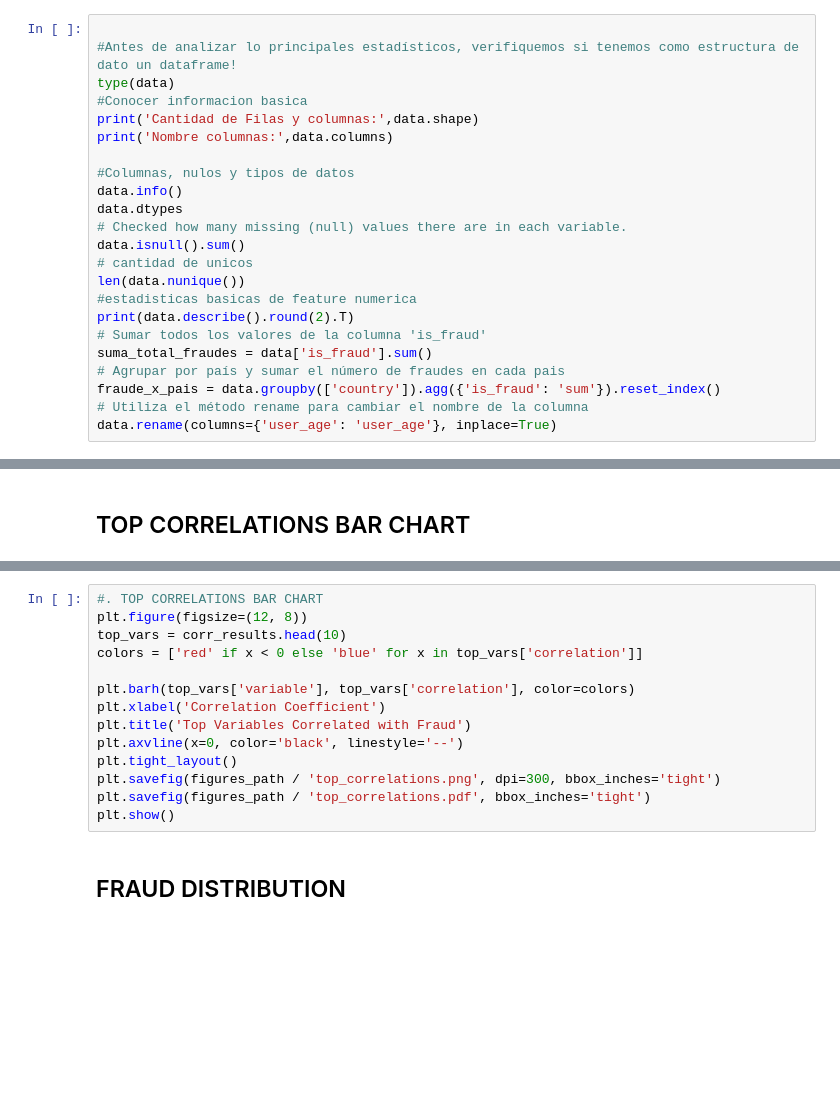
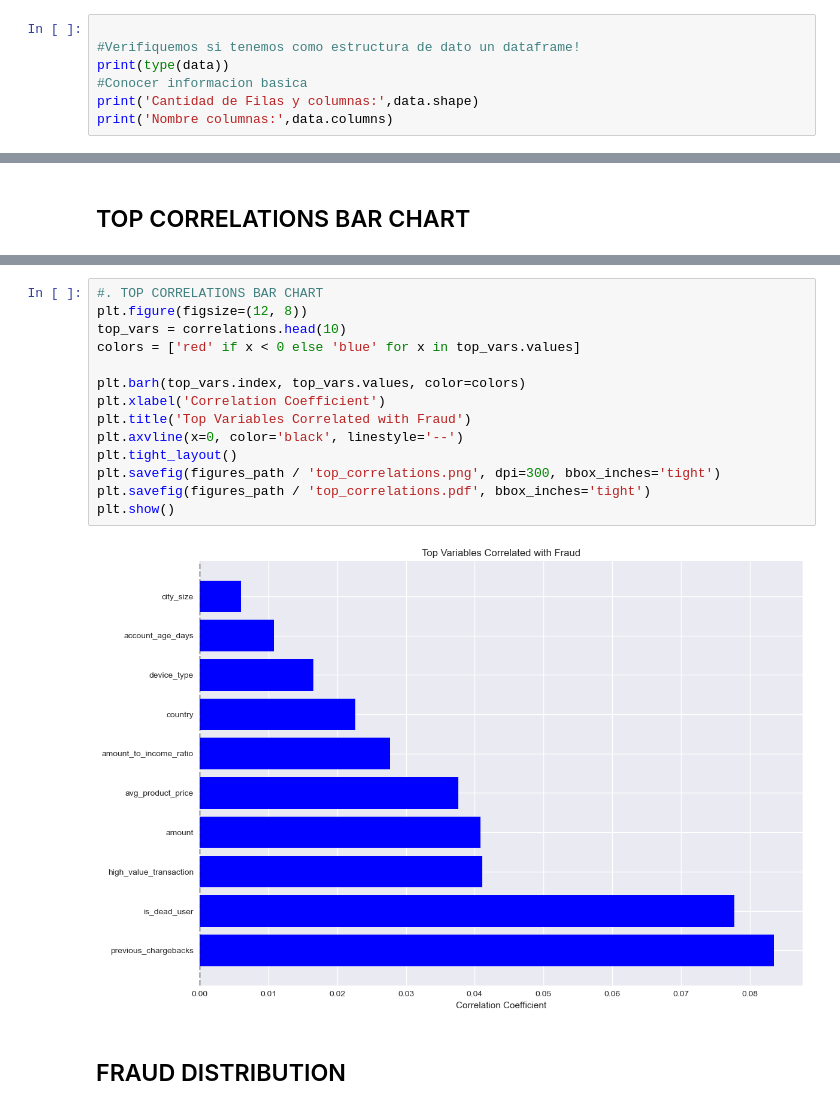
Before and after one commit to AgustinSilvio/Fraud_Detection, a Jupyter notebook: notebooks/01-EDA.ipynb, the cells around one changed output, grey strips where cells are left out. Saved outputs shown, nothing was run; the diff lists cells and outputs as text; blank space fills up the shorter version.

```diff
--- a/notebooks/01-EDA.ipynb
+++ b/notebooks/01-EDA.ipynb
@@ -64,25 +64,9 @@ data.sort_values(["transaction_datetime"], ascending=False)
 50000 rows × 25 columns
 # %%
 
-#Antes de analizar lo principales estadísticos, verifiquemos si tenemos como estructura de dato un dataframe!
-type(data)
+#Verifiquemos si tenemos como estructura de dato un dataframe!
+print(type(data))
 #Conocer informacion basica
 print('Cantidad de Filas y columnas:',data.shape)
 print('Nombre columnas:',data.columns)
-
-#Columnas, nulos y tipos de datos
-data.info()
-data.dtypes
-# Checked how many missing (null) values there are in each variable.
-data.isnull().sum()
-# cantidad de unicos
-len(data.nunique())
-#estadisticas basicas de feature numerica
-print(data.describe().round(2).T)
-# Sumar todos los valores de la columna 'is_fraud'
-suma_total_fraudes = data['is_fraud'].sum()
-# Agrupar por país y sumar el número de fraudes en cada pais
-fraude_x_pais = data.groupby(['country']).agg({'is_fraud': 'sum'}).reset_index()
-# Utiliza el método rename para cambiar el nombre de la columna
-data.rename(columns={'user_age': 'user_age'}, inplace=True)
 # %% [output]
@@ -169,17 +257,19 @@ plt.show()
 # %%
 #. TOP CORRELATIONS BAR CHART
 plt.figure(figsize=(12, 8))
-top_vars = corr_results.head(10)
-colors = ['red' if x < 0 else 'blue' for x in top_vars['correlation']]
+top_vars = correlations.head(10)
+colors = ['red' if x < 0 else 'blue' for x in top_vars.values]
 
-plt.barh(top_vars['variable'], top_vars['correlation'], color=colors)
+plt.barh(top_vars.index, top_vars.values, color=colors)
 plt.xlabel('Correlation Coefficient')
 plt.title('Top Variables Correlated with Fraud')
 plt.axvline(x=0, color='black', linestyle='--')
 plt.tight_layout()
 plt.savefig(figures_path / 'top_correlations.png', dpi=300, bbox_inches='tight')
 plt.savefig(figures_path / 'top_correlations.pdf', bbox_inches='tight')
 plt.show()
+# %% [output]
+[figure, added]
 # %% [markdown]
 ## FRAUD DISTRIBUTION
 # %%
```
Also changed, not shown: parts of 33 cells of this notebook, 14 other files.
